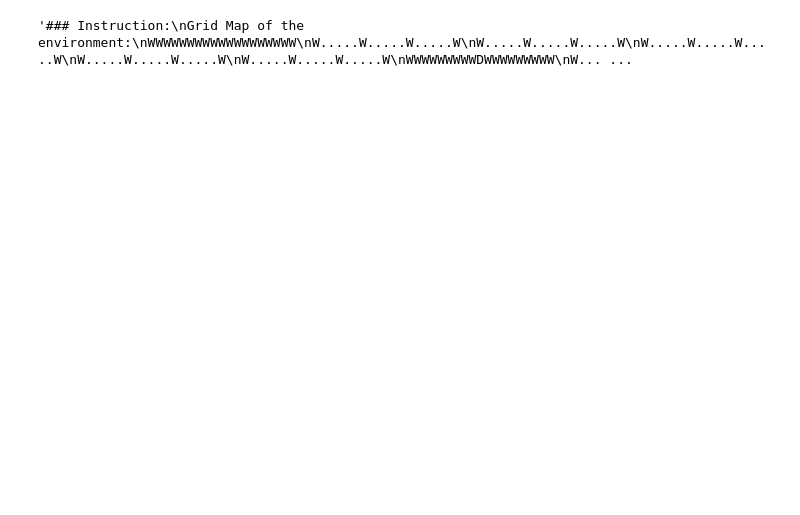
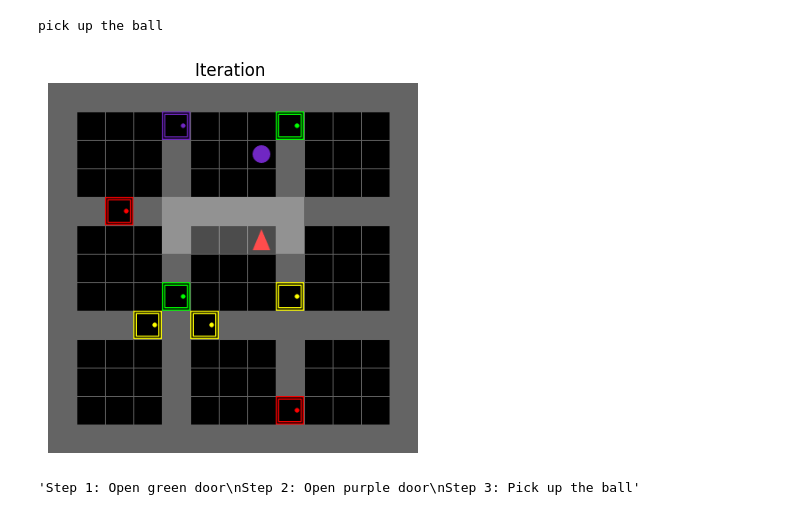
Before and after one commit to mike1simon300/Baby-AI-S2-S1-VLA, a Jupyter notebook: test_joint_inference.ipynb, the cells around one changed output. Saved outputs shown, nothing was run; the diff lists cells and outputs as text; code cells hidden in the pictures; blank space fills up the shorter version.

```diff
--- a/test_joint_inference.ipynb
+++ b/test_joint_inference.ipynb
@@ -44,13 +43,15 @@ S2Model = System2Inference(config_path, env)
 # %%
 prompt = S2Model.get_input(env)
 output = S2Model(env)
 n = len(prompt)
 response = output[n:]
 print(S2Model.generator.mission)
 S2Model.generator.visualize()
-response
+print(response)
 # %% [output]
-'### Instruction:\nGrid Map of the environment:\nWWWWWWWWWWWWWWWWWWW\nW.....W.....W.....W\nW.....W.....W.....W\nW.....W.....W.....W\nW.....W.....W.....W\nW.....W.....W.....W\nWWWWWWWWWDWWWWWWWWW\nW... ...
+pick up the ball
+[figure, added]
+'Step 1: Open green door\nStep 2: Open purple door\nStep 3: Pick up the ball'
 # %%
 from VLA2Systems.joint_inference import System1Inferece
 import random
```
Also changed, not shown: parts of 3 cells of this notebook, 3 other files.
